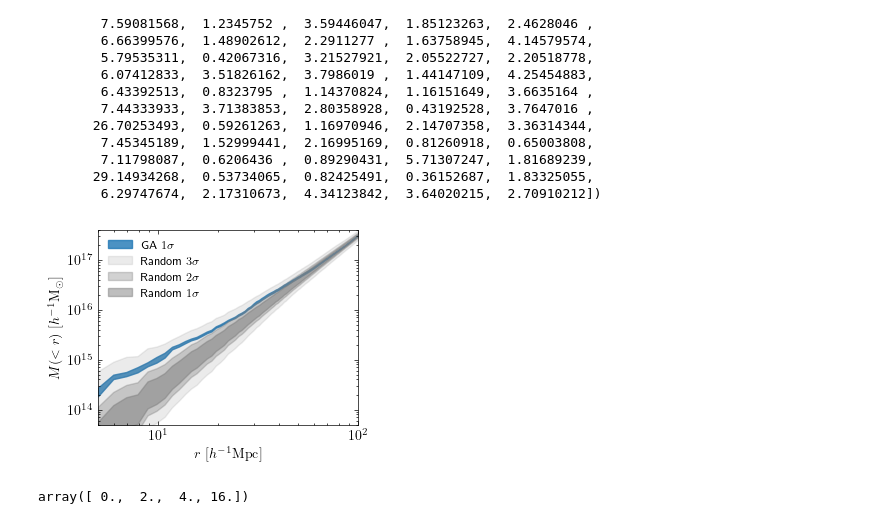
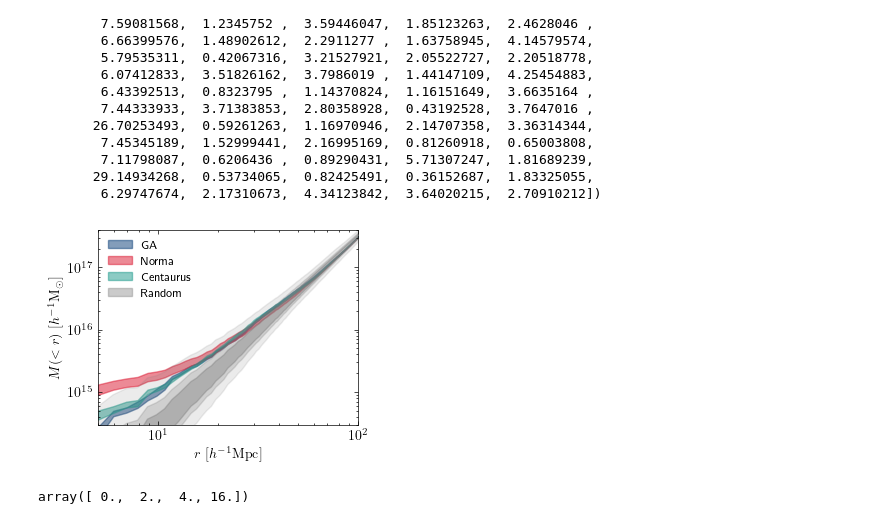
Before and after one commit to Richard-Sti/FlowIntegrator, a Jupyter notebook: notebooks/paper_plots.ipynb, the cells around one changed output. Cells and saved outputs as stored; diff of their text form; code cells hidden in the pictures.

```diff
--- a/notebooks/paper_plots.ipynb
+++ b/notebooks/paper_plots.ipynb
@@ -65,14 +68,18 @@ array([ 5.33395   ,  1.17794072,  3.79476388,  7.47126503,  1.29299525,
        29.14934268,  0.53734065,  0.82425491,  0.36152687,  1.83325055,
         6.29747674,  2.17310673,  4.34123842,  3.64020215,  2.70910212])
 # %%
-fname = "/Users/rstiskalek/Projects/FlowIntegrator/results/GA_enclosed_mass.hdf5"
+fnames = [
+    "/Users/rstiskalek/Projects/FlowIntegrator/results/GA_enclosed_mass.hdf5",
+    "/Users/rstiskalek/Projects/FlowIntegrator/results/Norma_enclosed_mass.hdf5",
+    "/Users/rstiskalek/Projects/FlowIntegrator/results/Centaurus_enclosed_mass.hdf5",
+    ]
+labels = ["GA", "Norma", "Centaurus"]
 
-
-fig, ax = plot_ga_enclosed_mass(fname)
+fig, ax = plot_ga_enclosed_mass(fnames, labels=labels)
 fig.savefig("/Users/rstiskalek/Downloads/ga_enclosed_mass.pdf", dpi=300, bbox_inches="tight")
 display(fig)
 # %% [output]
-[figure, old version]
+[figure, new version]
 # %%
 fname = "/Users/rstiskalek/Projects/FlowIntegrator/results/GA_analysis.hdf5"
 
```
Also changed, not shown: parts of 10 cells of this notebook, 4 other files.
